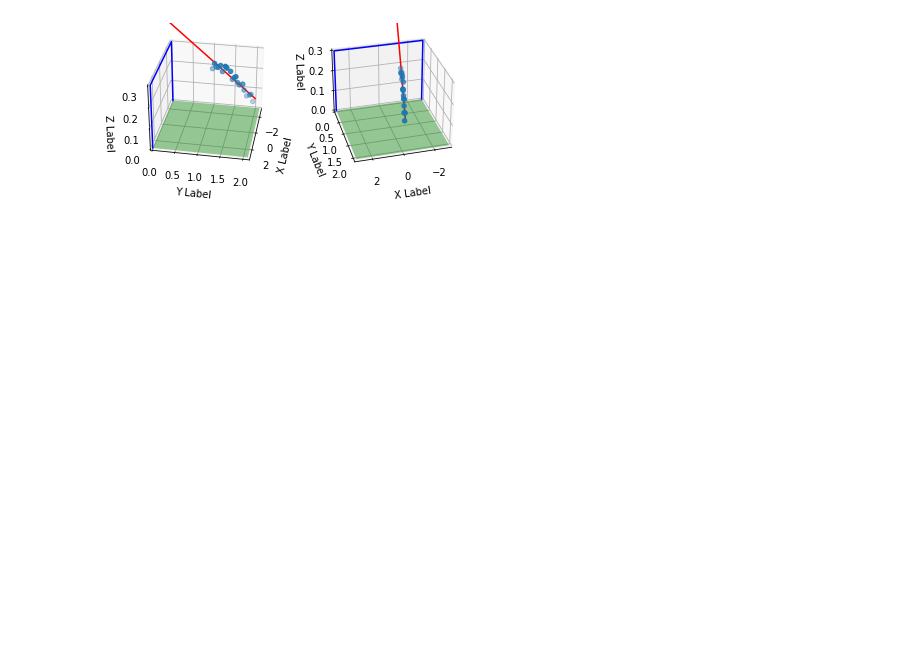
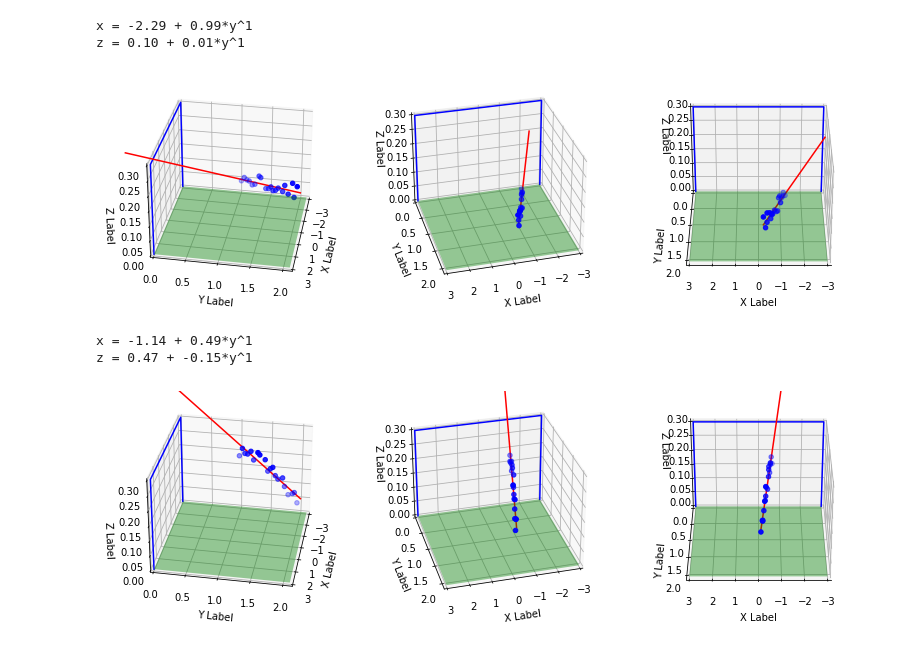
Before and after one commit to mc886A-1sem21/p2, a Jupyter notebook: regression_task.ipynb, the cells around one changed output. Cells and saved outputs as stored; diff of their text form; code cells hidden in the pictures; blank space fills up the shorter version.

```diff
--- a/regression_task.ipynb
+++ b/regression_task.ipynb
@@ -92,5 +246,13 @@ linear_regression(kick=kick1,alpha=0.1,n_itr=100000)
+# %%
+a2 = linear_regression(kick=kick1,alfa=0.02,n_epoca=100000)
+# %% [output]
+x = -2.29 + 0.99*y^1
+z = 0.10 + 0.01*y^1
+[figure, added]
 # %%
 kick2 = np.loadtxt("kick2.dat")
-linear_regression(kick=kick2,alpha=0.01,n_itr=100000)
+a3 = linear_regression(kick=kick2,alfa=0.01,n_epoca=100000)
 # %% [output]
+x = -1.14 + 0.49*y^1
+z = 0.47 + -0.15*y^1
-[figure, old version]
+[figure, new version]
```
Also changed, not shown: parts of 11 cells of this notebook.
